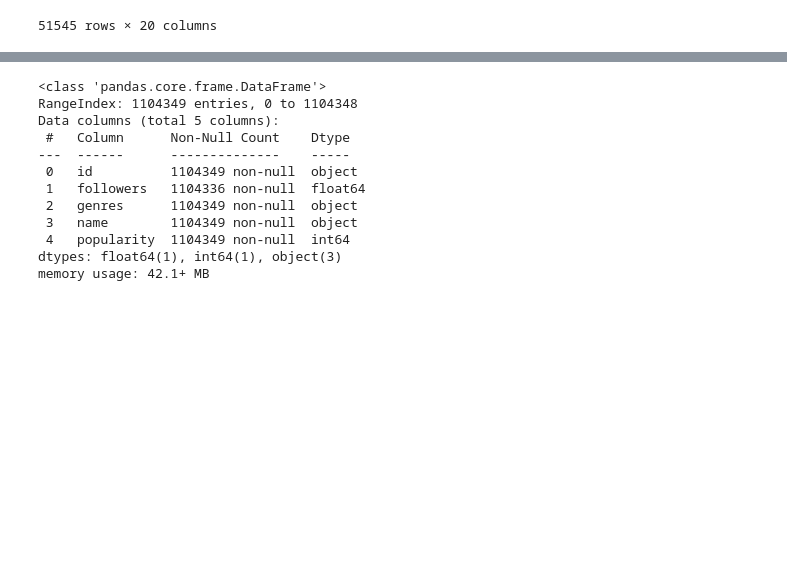
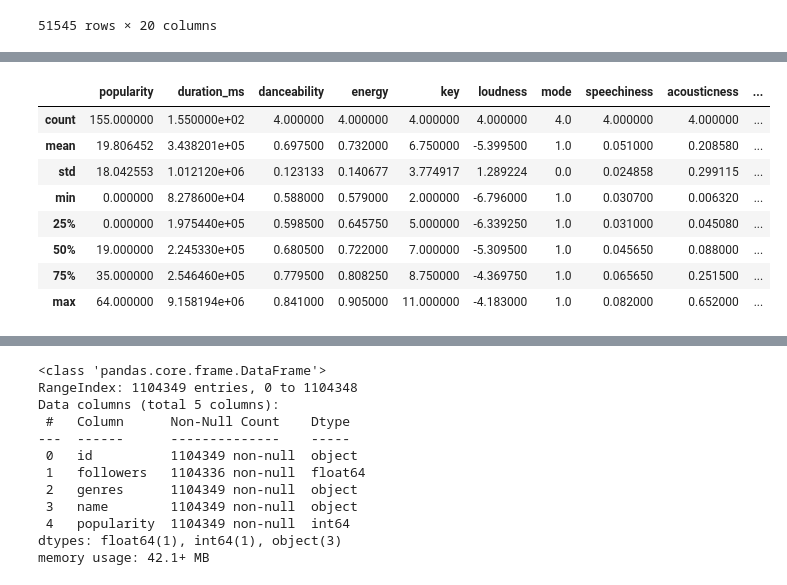
Before and after one commit to halmasieh/Spotify_Analysis, a Jupyter notebook: spotify_etl.ipynb, the cells around one changed output, grey strips where cells are left out. Cells and saved outputs as stored; diff of their text form; code cells hidden in the pictures; blank space fills up the shorter version.

```diff
--- a/spotify_etl.ipynb
+++ b/spotify_etl.ipynb
@@ -343,0 +382,12 @@ cleaned_missing_songs_df
+# %%
+missing_songs_nulls_df.describe()
+# %% [output]
+|  | popularity | duration_ms | danceability | energy | key | loudness | mode | speechiness | acousticness | ... |
+| count | 155.000000 | 1.550000e+02 | 4.000000 | 4.000000 | 4.000000 | 4.000000 | 4.0 | 4.000000 | 4.000000 | ... |
+| mean | 19.806452 | 3.438201e+05 | 0.697500 | 0.732000 | 6.750000 | -5.399500 | 1.0 | 0.051000 | 0.208580 | ... |
+| std | 18.042553 | 1.012120e+06 | 0.123133 | 0.140677 | 3.774917 | 1.289224 | 0.0 | 0.024858 | 0.299115 | ... |
+| min | 0.000000 | 8.278600e+04 | 0.588000 | 0.579000 | 2.000000 | -6.796000 | 1.0 | 0.030700 | 0.006320 | ... |
+| 25% | 0.000000 | 1.975440e+05 | 0.598500 | 0.645750 | 5.000000 | -6.339250 | 1.0 | 0.031000 | 0.045080 | ... |
+| 50% | 19.000000 | 2.245330e+05 | 0.680500 | 0.722000 | 7.000000 | -5.309500 | 1.0 | 0.045650 | 0.088000 | ... |
+| 75% | 35.000000 | 2.546460e+05 | 0.779500 | 0.808250 | 8.750000 | -4.369750 | 1.0 | 0.065650 | 0.251500 | ... |
+| max | 64.000000 | 9.158194e+06 | 0.841000 | 0.905000 | 11.000000 | -4.183000 | 1.0 | 0.082000 | 0.652000 | ... |
```
Also changed, not shown: parts of 17 cells of this notebook, 1 other file.
